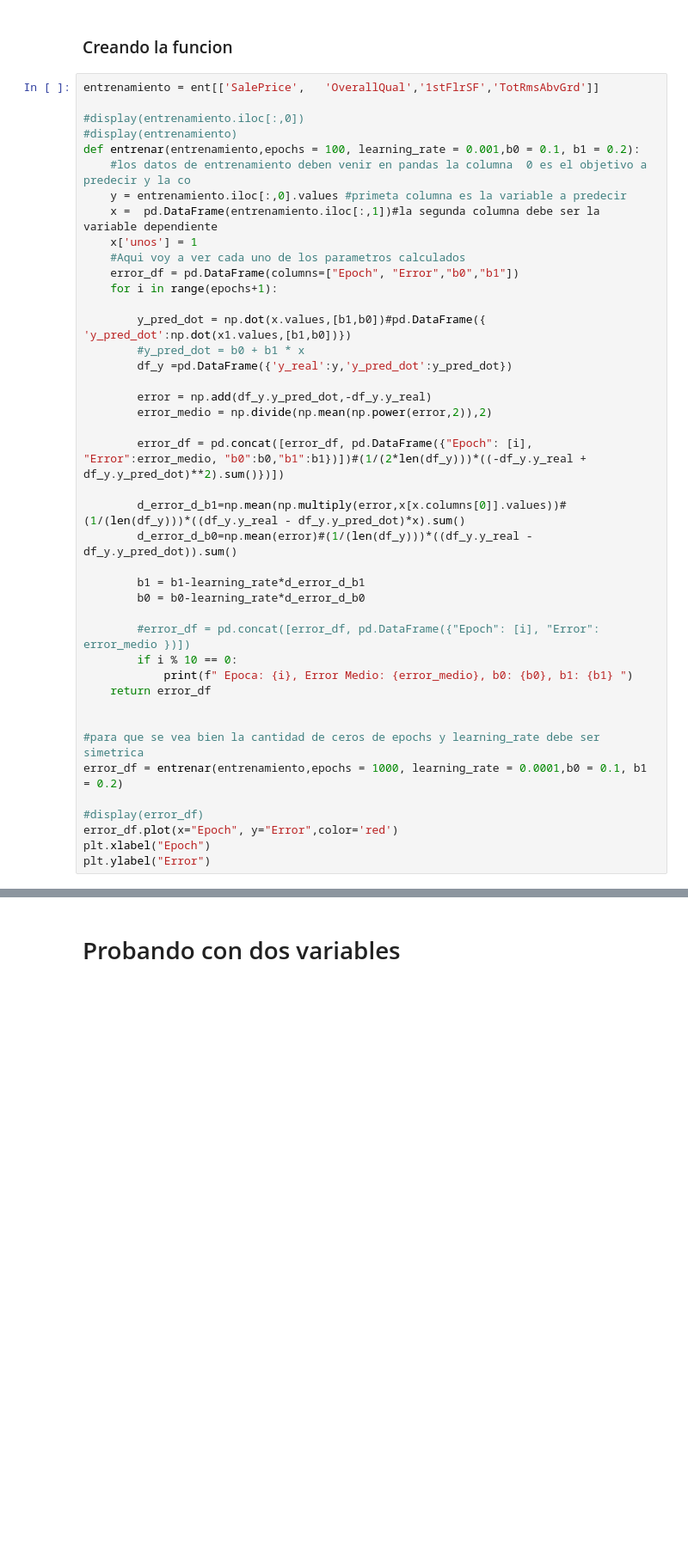
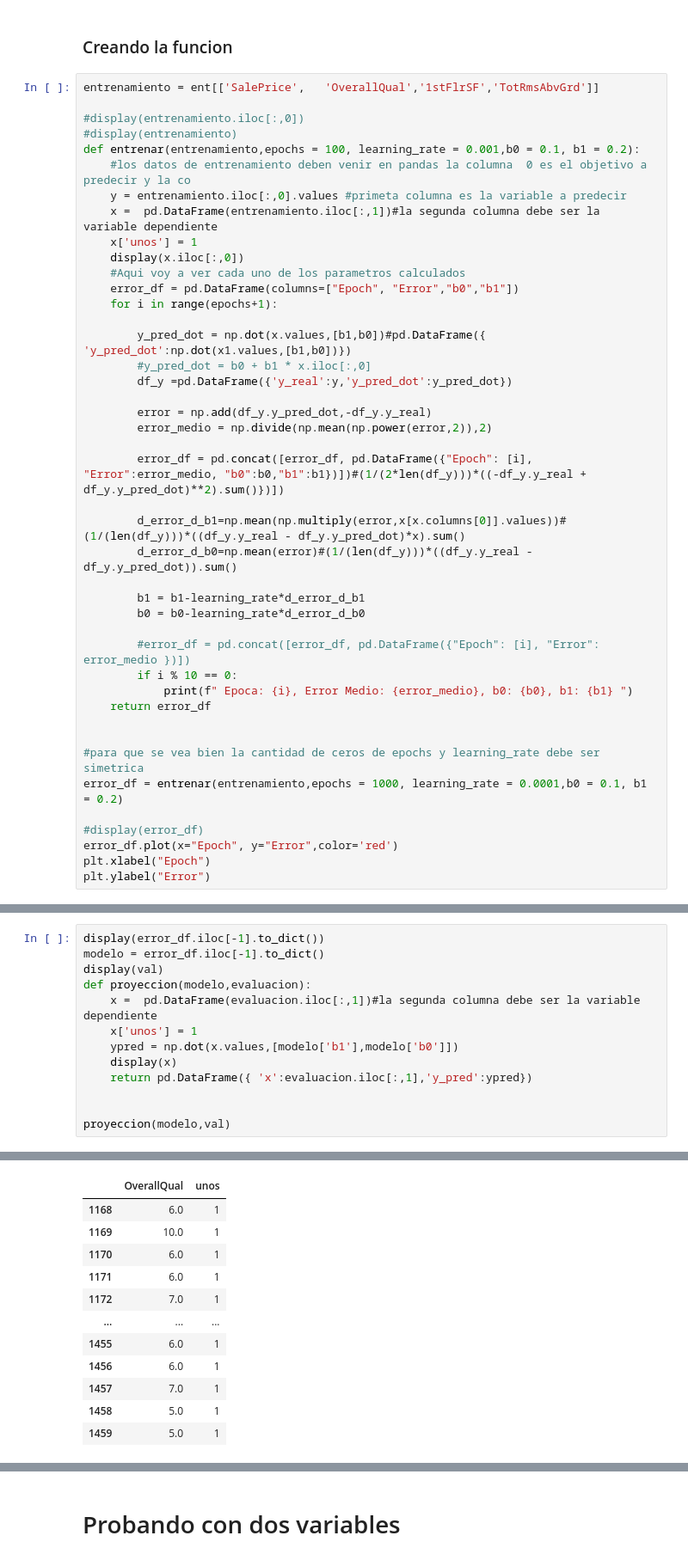
Before and after one commit to ronaldbailey/Proyecto-1---Regresi-n-con-Progra-, a Jupyter notebook: proyecto1.ipynb, the cells around one changed output, grey strips where cells are left out. Shown at 86% size. Cells and saved outputs as stored; diff of their text form; blank space fills up the shorter version.

```diff
--- a/proyecto1.ipynb
+++ b/proyecto1.ipynb
@@ -1182,12 +1182,13 @@ def entrenar(entrenamiento,epochs = 100, learning_rate = 0.001,b0 = 0.1, b1 = 0.
     y = entrenamiento.iloc[:,0].values #primeta columna es la variable a predecir
     x =  pd.DataFrame(entrenamiento.iloc[:,1])#la segunda columna debe ser la variable dependiente
     x['unos'] = 1
+    display(x.iloc[:,0])
     #Aqui voy a ver cada uno de los parametros calculados
     error_df = pd.DataFrame(columns=["Epoch", "Error","b0","b1"])
     for i in range(epochs+1):
 
         y_pred_dot = np.dot(x.values,[b1,b0])#pd.DataFrame({ 'y_pred_dot':np.dot(x1.values,[b1,b0])})
-        #y_pred_dot = b0 + b1 * x
+        #y_pred_dot = b0 + b1 * x.iloc[:,0]
         df_y =pd.DataFrame({'y_real':y,'y_pred_dot':y_pred_dot})
 
         error = np.add(df_y.y_pred_dot,-df_y.y_real)
@@ -1236 +1249,15 @@ Text(0, 0.5, 'Error')
 [figure]
+# %%
+display(error_df.iloc[-1].to_dict())
+modelo = error_df.iloc[-1].to_dict()
+display(val)
+def proyeccion(modelo,evaluacion):
+    x =  pd.DataFrame(evaluacion.iloc[:,1])#la segunda columna debe ser la variable dependiente
+    x['unos'] = 1
+    ypred = np.dot(x.values,[modelo['b1'],modelo['b0']])
+    display(x)
+    return pd.DataFrame({ 'x':evaluacion.iloc[:,1],'y_pred':ypred})
+
+
+proyeccion(modelo,val)
+# %% [output]
@@ -1236,0 +1281,12 @@ Text(0, 0.5, 'Error')
+|  | OverallQual | unos |
+| 1168 | 6.0 | 1 |
+| 1169 | 10.0 | 1 |
+| 1170 | 6.0 | 1 |
+| 1171 | 6.0 | 1 |
+| 1172 | 7.0 | 1 |
+| ... | ... | ... |
+| 1455 | 6.0 | 1 |
+| 1456 | 6.0 | 1 |
+| 1457 | 7.0 | 1 |
+| 1458 | 5.0 | 1 |
+| 1459 | 5.0 | 1 |
```
Also changed, not shown: parts of 3 cells of this notebook, 1 other file.
